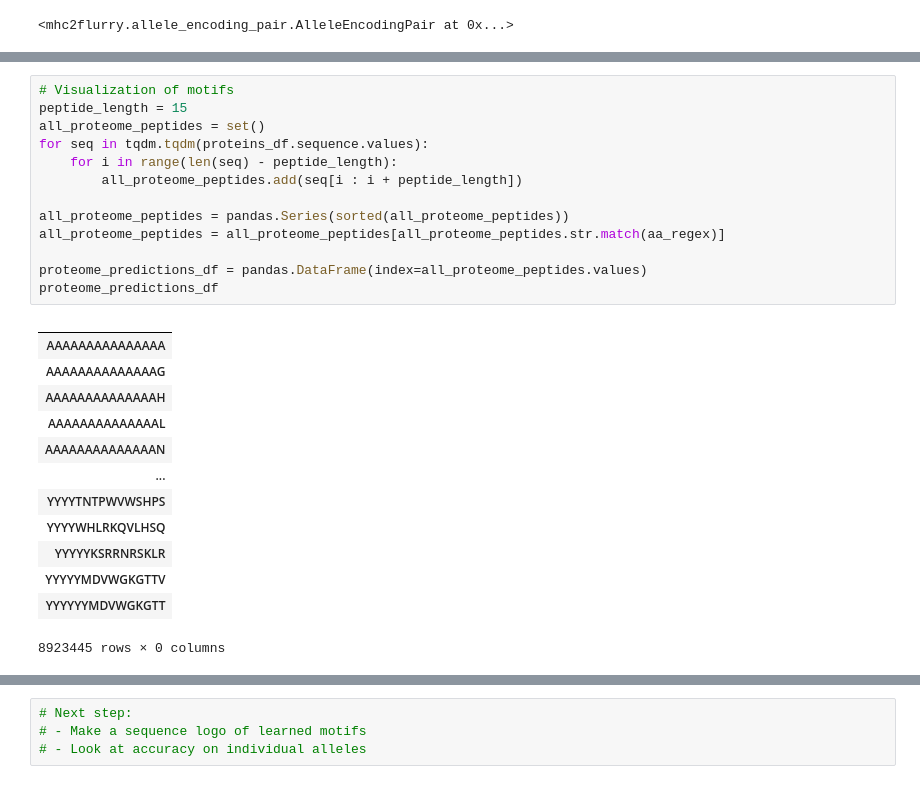
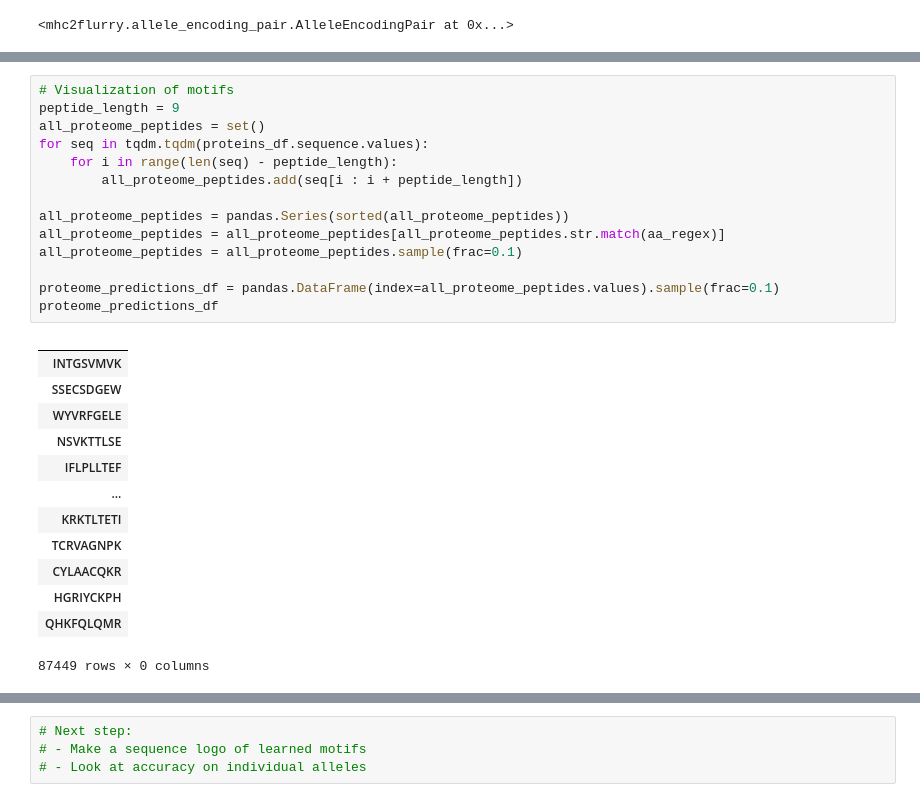
Before and after one commit to openvax/mhc2flurry, a Jupyter notebook: notebooks/1_simple_predictor_pan.ipynb, the cells around one changed output, grey strips where cells are left out. Drawn from its saved outputs; the diff is of its cells as text.

```diff
--- a/notebooks/1_simple_predictor_pan.ipynb
+++ b/notebooks/1_simple_predictor_pan.ipynb
@@ -648,30 +672,31 @@ Validation AUC: 0.80037
 # %%
 # Visualization of motifs
-peptide_length = 15
+peptide_length = 9
 all_proteome_peptides = set()
 for seq in tqdm.tqdm(proteins_df.sequence.values):
     for i in range(len(seq) - peptide_length):
         all_proteome_peptides.add(seq[i : i + peptide_length])
 
 all_proteome_peptides = pandas.Series(sorted(all_proteome_peptides))
 all_proteome_peptides = all_proteome_peptides[all_proteome_peptides.str.match(aa_regex)]
+all_proteome_peptides = all_proteome_peptides.sample(frac=0.1)
 
-proteome_predictions_df = pandas.DataFrame(index=all_proteome_peptides.values)
+proteome_predictions_df = pandas.DataFrame(index=all_proteome_peptides.values).sample(frac=0.1)
 proteome_predictions_df
 # %% [output]
 |  |
-| AAAAAAAAAAAAAAA |
-| AAAAAAAAAAAAAAG |
-| AAAAAAAAAAAAAAH |
-| AAAAAAAAAAAAAAL |
-| AAAAAAAAAAAAAAN |
+| INTGSVMVK |
+| SSECSDGEW |
+| WYVRFGELE |
+| NSVKTTLSE |
+| IFLPLLTEF |
 | ... |
-| YYYYTNTPWVWSHPS |
-| YYYYWHLRKQVLHSQ |
-| YYYYYKSRRNRSKLR |
-| YYYYYMDVWGKGTTV |
-| YYYYYYMDVWGKGTT |
+| KRKTLTETI |
+| TCRVAGNPK |
+| CYLAACQKR |
+| HGRIYCKPH |
+| QHKFQLQMR |
-8923445 rows × 0 columns
+87449 rows × 0 columns
 # %%
 # Do predictions for motif visualization
 
```
Also changed, not shown: parts of 14 cells of this notebook.
